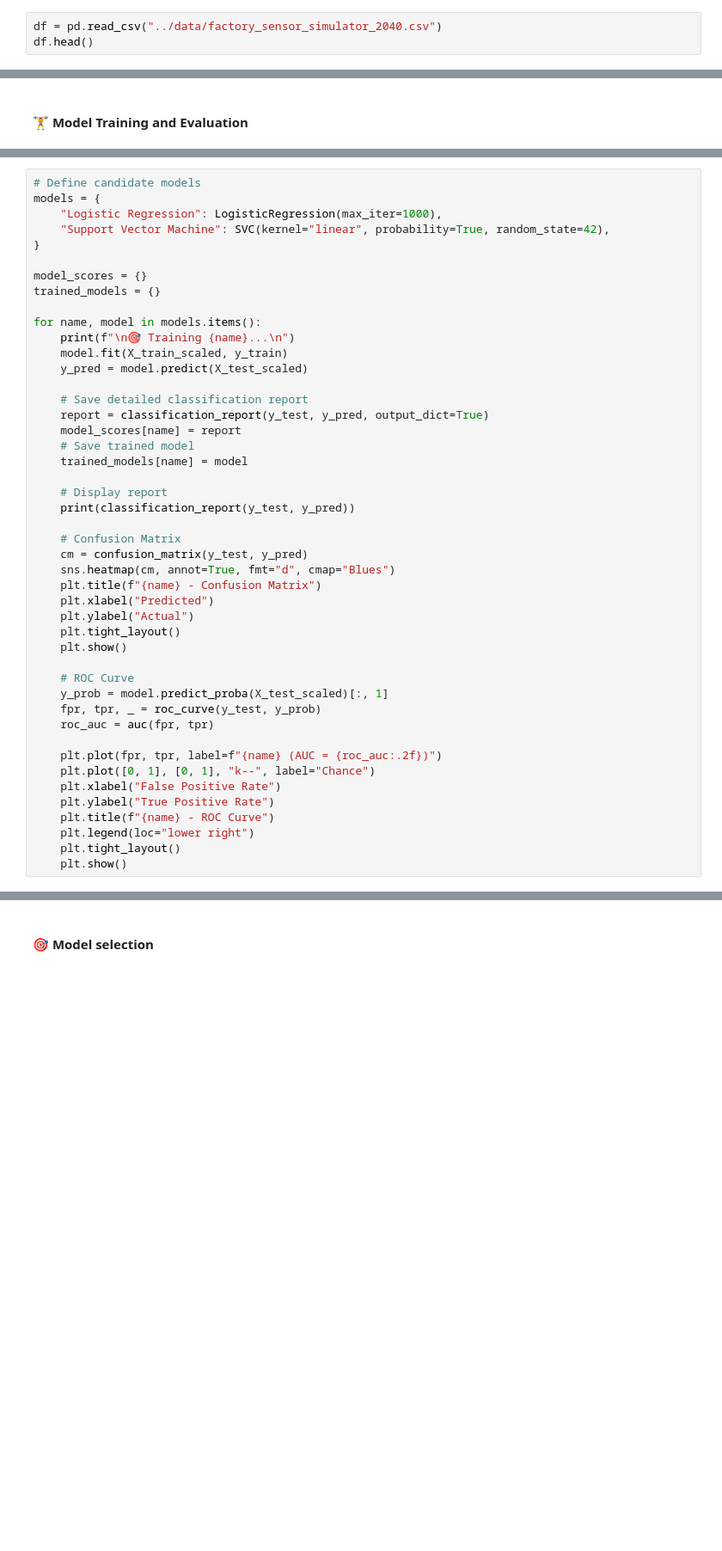
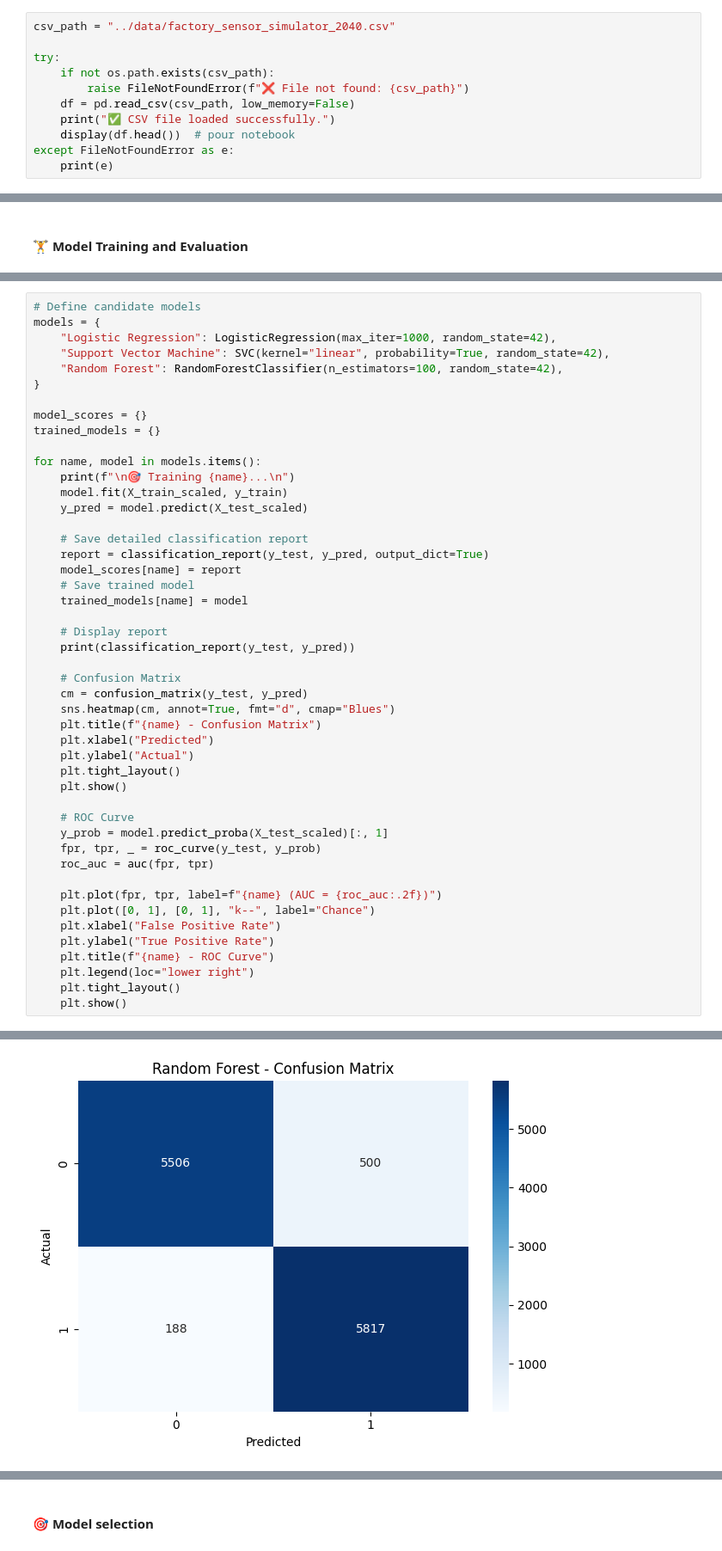
Before and after one commit to Anto-dev360/SensorGuard, a Jupyter notebook: notebooks/modeling_failure_prediction.ipynb, the cells around one changed output, grey strips where cells are left out. Shown: that part at 86% size. Cells and saved outputs as stored; diff of their text form; blank space fills up the shorter version.

```diff
--- a/notebooks/modeling_failure_prediction.ipynb
+++ b/notebooks/modeling_failure_prediction.ipynb
@@ -24,6 +27,14 @@ from sklearn.metrics import (
 )
 from sklearn.feature_selection import VarianceThreshold
 # %%
-df = pd.read_csv("../data/factory_sensor_simulator_2040.csv")
-df.head()
+csv_path = "../data/factory_sensor_simulator_2040.csv"
+
+try:
+    if not os.path.exists(csv_path):
+        raise FileNotFoundError(f"❌ File not found: {csv_path}")
+    df = pd.read_csv(csv_path, low_memory=False)
+    print("✅ CSV file loaded successfully.")
+    display(df.head())  # pour notebook
+except FileNotFoundError as e:
+    print(e)
 # %% [output]
@@ -267,8 +325,9 @@ X_test_scaled = scaler.transform(X_test.values)
 # %%
 # Define candidate models
 models = {
-    "Logistic Regression": LogisticRegression(max_iter=1000),
+    "Logistic Regression": LogisticRegression(max_iter=1000, random_state=42),
     "Support Vector Machine": SVC(kernel="linear", probability=True, random_state=42),
+    "Random Forest": RandomForestClassifier(n_estimators=100, random_state=42),
 }
 
 model_scores = {}
@@ -337,0 +407 @@ weighted avg       0.95      0.95      0.95     12011
+[figure, added]
```
Also changed, not shown: parts of 32 cells of this notebook, 9 other files.
